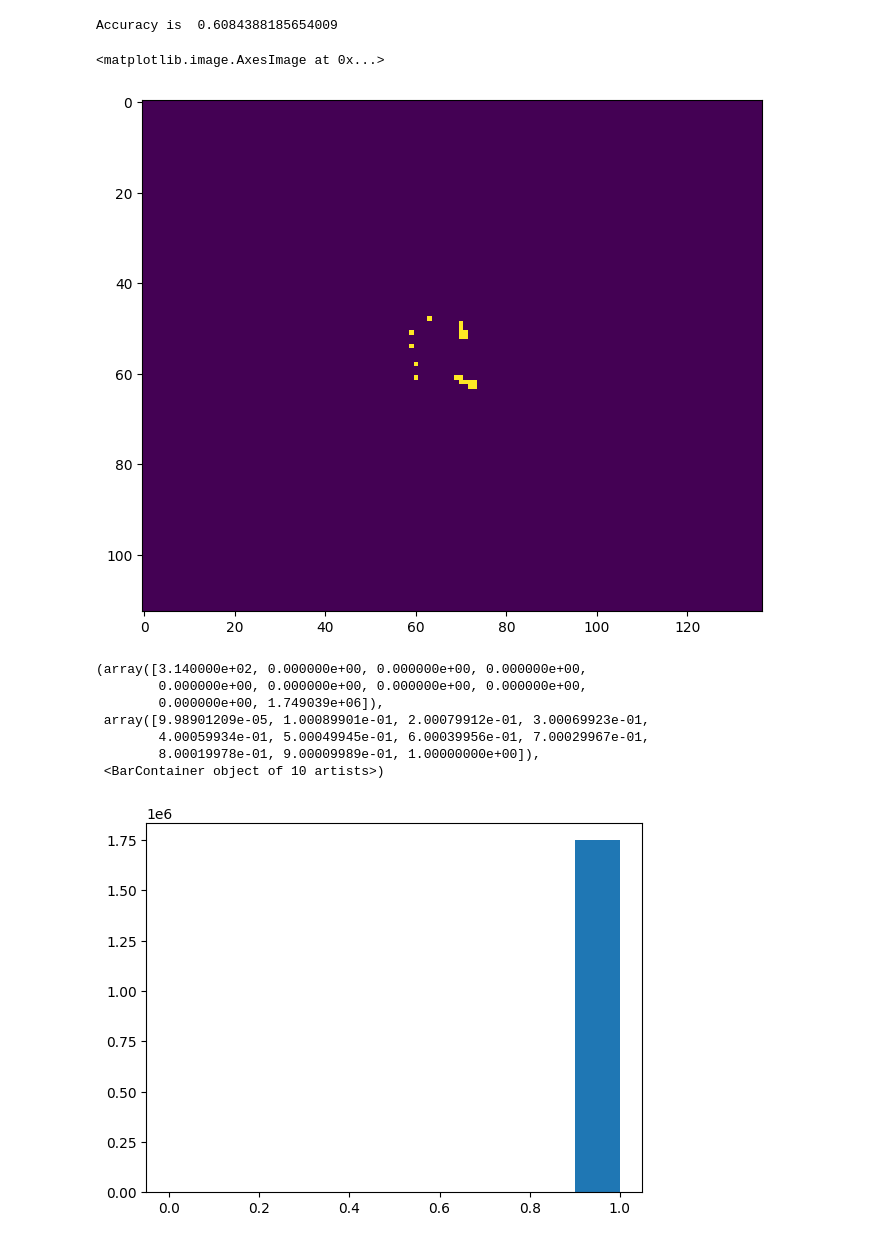
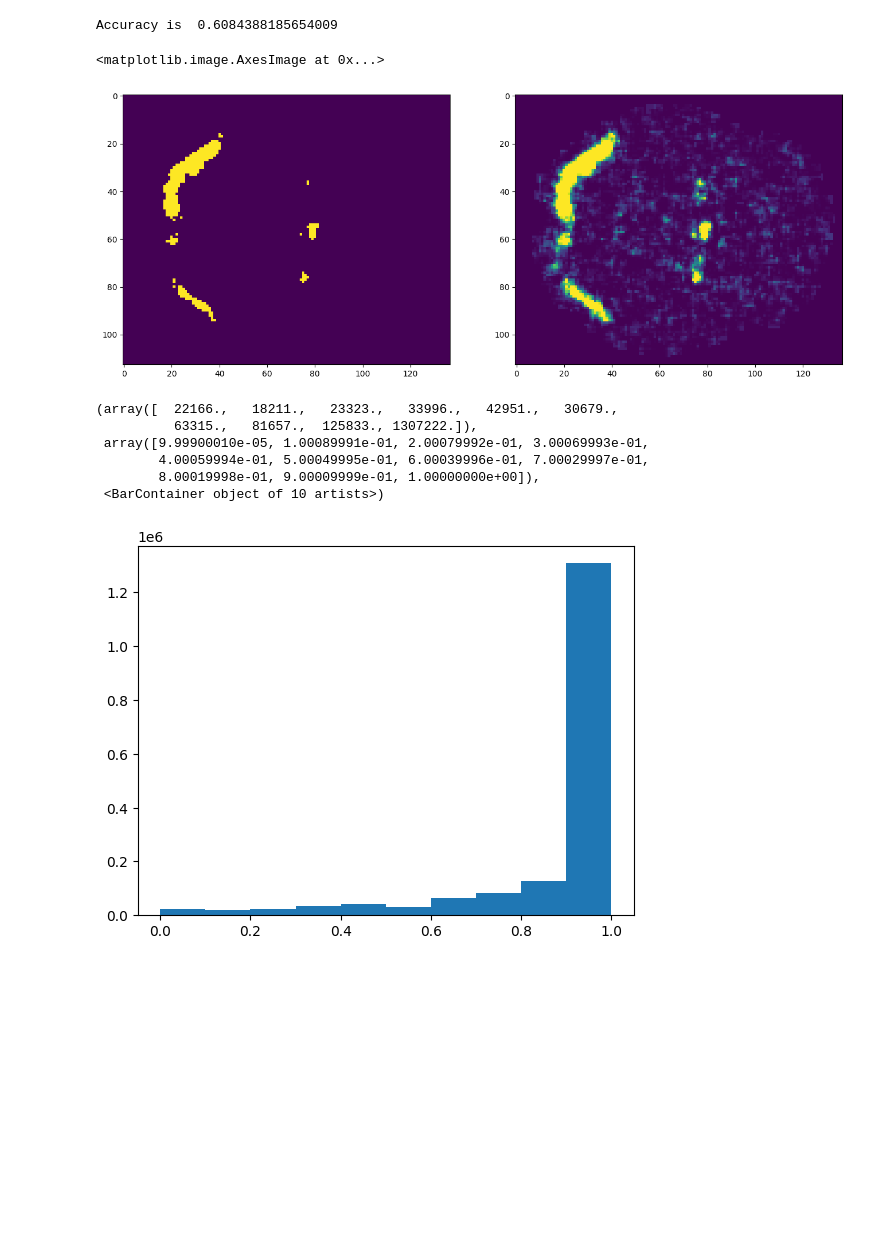
Before and after one commit to neurodata/sex_classification, a Jupyter notebook: cortical_thickness.ipynb, the cells around one changed output. Saved outputs shown, nothing was run; the diff lists cells and outputs as text; code cells hidden in the pictures; blank space fills up the shorter version.

```diff
--- a/cortical_thickness.ipynb
+++ b/cortical_thickness.ipynb
@@ -219,19 +219,21 @@ Accuracy is  0.6084388185654009
 # %%
 import pickle
 # %%
-with open('feature_imp_white_pval.pickle', 'rb') as f:
+with open('feature_imp_gray_pval.pickle', 'rb') as f:
     p = pickle.load(f)
 # %%
 idx = np.where(p>=1e-4)[0]
-p[idx] = 1
-slice = 37
+mask = np.ones(p.shape)
+mask[idx] = 0
+slice = 36
 
-img_gray = -np.log(p).reshape(113,137,113)
+img_gray = mask.reshape(113,137,113)
 sliced_img_graymatter = img_gray[:,:,slice]
 
-fig, ax = plt.subplots(1,1, figsize=(8,8))
-ax.imshow(sliced_img_graymatter)
+fig, ax = plt.subplots(1, 2, figsize=(16,8))
+ax[0].imshow(sliced_img_graymatter)
+ax[1].imshow(-np.log(p).reshape(113,137,113)[:,:,slice])
 # %% [output]
 <matplotlib.image.AxesImage at 0x...>
-[figure, old version]
+[figure, new version]
 # %%
@@ -243,11 +245,10 @@ nb.save(img_gray_to_save, 'feature_imp_white_rank.nii')
 # %%
 plt.hist(p)
 # %% [output]
-(array([3.140000e+02, 0.000000e+00, 0.000000e+00, 0.000000e+00,
-        0.000000e+00, 0.000000e+00, 0.000000e+00, 0.000000e+00,
-        0.000000e+00, 1.749039e+06]),
- array([9.98901209e-05, 1.00089901e-01, 2.00079912e-01, 3.00069923e-01,
-        4.00059934e-01, 5.00049945e-01, 6.00039956e-01, 7.00029967e-01,
-        8.00019978e-01, 9.00009989e-01, 1.00000000e+00]),
+(array([  22166.,   18211.,   23323.,   33996.,   42951.,   30679.,
+          63315.,   81657.,  125833., 1307222.]),
+ array([9.99900010e-05, 1.00089991e-01, 2.00079992e-01, 3.00069993e-01,
+        4.00059994e-01, 5.00049995e-01, 6.00039996e-01, 7.00029997e-01,
+        8.00019998e-01, 9.00009999e-01, 1.00000000e+00]),
  <BarContainer object of 10 artists>)
-[figure, old version]
+[figure, new version]
```
Also changed, not shown: parts of 2 cells of this notebook, 5 other files.
